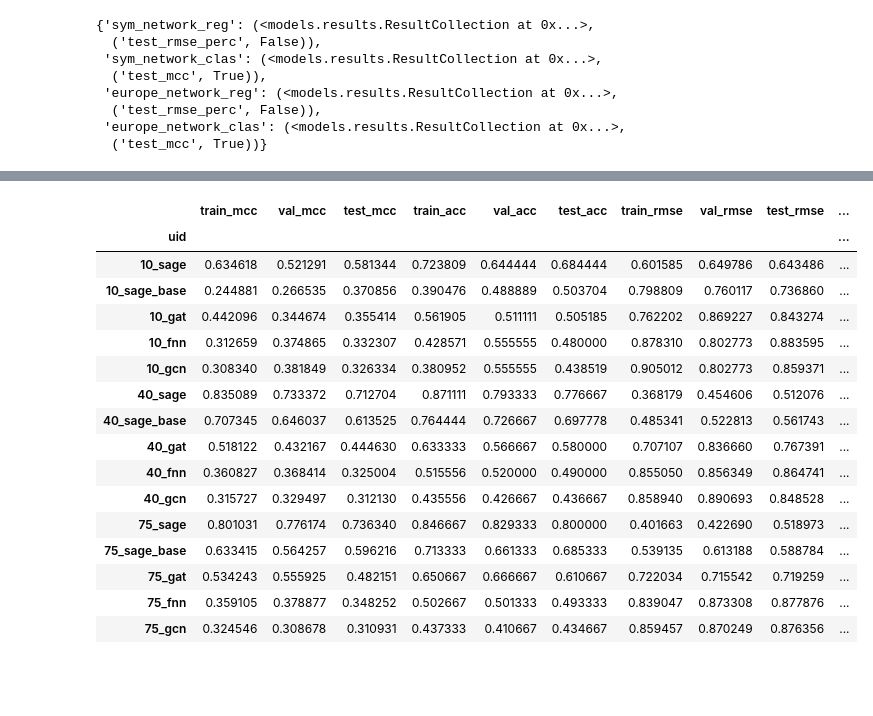
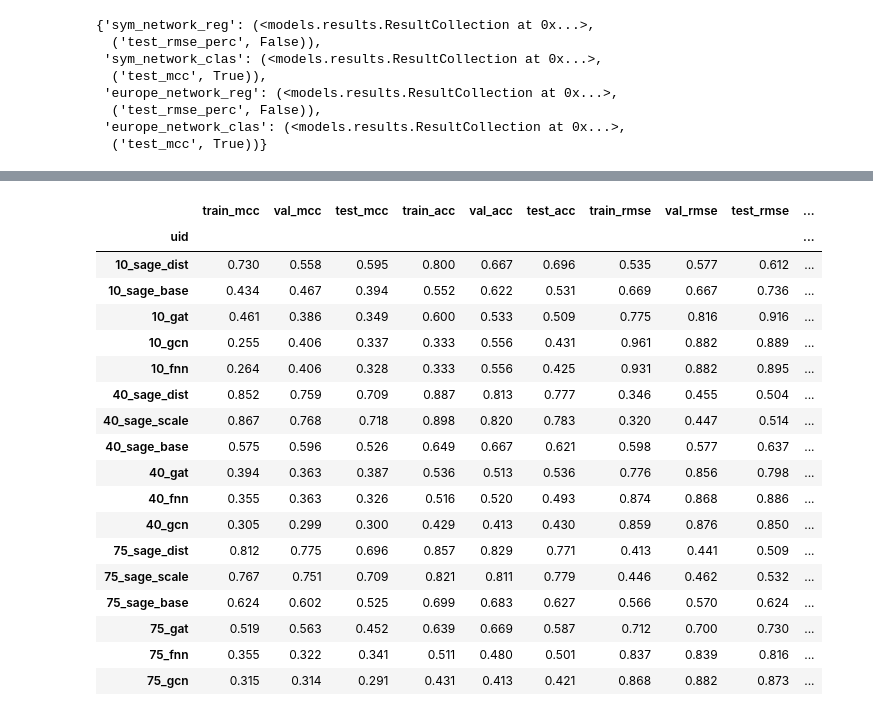
Before and after one commit to vibalcam/gnn-systemic-risk, a Jupyter notebook: notebooks/results.ipynb, the cells around one changed output, grey strips where cells are left out. Cells and saved outputs as stored; diff of their text form; code cells hidden in the pictures; blank space fills up the shorter version.

Commit message:
Run results scale-dist

```diff
--- a/notebooks/results.ipynb
+++ b/notebooks/results.ipynb
@@ -161,20 +149,22 @@ r['sym_network_clas']
 # %%
-r['sym_network_reg']
+r['sym_network_reg'].round(3)
 # %% [output]
 |  | train_mcc | val_mcc | test_mcc | train_acc | val_acc | test_acc | train_rmse | val_rmse | test_rmse | ... |
 | uid |  |  |  |  |  |  |  |  |  | ... |
-| 10_sage | 0.634618 | 0.521291 | 0.581344 | 0.723809 | 0.644444 | 0.684444 | 0.601585 | 0.649786 | 0.643486 | ... |
-| 10_sage_base | 0.244881 | 0.266535 | 0.370856 | 0.390476 | 0.488889 | 0.503704 | 0.798809 | 0.760117 | 0.736860 | ... |
-| 10_gat | 0.442096 | 0.344674 | 0.355414 | 0.561905 | 0.511111 | 0.505185 | 0.762202 | 0.869227 | 0.843274 | ... |
-| 10_fnn | 0.312659 | 0.374865 | 0.332307 | 0.428571 | 0.555555 | 0.480000 | 0.878310 | 0.802773 | 0.883595 | ... |
-| 10_gcn | 0.308340 | 0.381849 | 0.326334 | 0.380952 | 0.555555 | 0.438519 | 0.905012 | 0.802773 | 0.859371 | ... |
-| 40_sage | 0.835089 | 0.733372 | 0.712704 | 0.871111 | 0.793333 | 0.776667 | 0.368179 | 0.454606 | 0.512076 | ... |
-| 40_sage_base | 0.707345 | 0.646037 | 0.613525 | 0.764444 | 0.726667 | 0.697778 | 0.485341 | 0.522813 | 0.561743 | ... |
-| 40_gat | 0.518122 | 0.432167 | 0.444630 | 0.633333 | 0.566667 | 0.580000 | 0.707107 | 0.836660 | 0.767391 | ... |
-| 40_fnn | 0.360827 | 0.368414 | 0.325004 | 0.515556 | 0.520000 | 0.490000 | 0.855050 | 0.856349 | 0.864741 | ... |
-| 40_gcn | 0.315727 | 0.329497 | 0.312130 | 0.435556 | 0.426667 | 0.436667 | 0.858940 | 0.890693 | 0.848528 | ... |
-| 75_sage | 0.801031 | 0.776174 | 0.736340 | 0.846667 | 0.829333 | 0.800000 | 0.401663 | 0.422690 | 0.518973 | ... |
-| 75_sage_base | 0.633415 | 0.564257 | 0.596216 | 0.713333 | 0.661333 | 0.685333 | 0.539135 | 0.613188 | 0.588784 | ... |
-| 75_gat | 0.534243 | 0.555925 | 0.482151 | 0.650667 | 0.666667 | 0.610667 | 0.722034 | 0.715542 | 0.719259 | ... |
-| 75_fnn | 0.359105 | 0.378877 | 0.348252 | 0.502667 | 0.501333 | 0.493333 | 0.839047 | 0.873308 | 0.877876 | ... |
-| 75_gcn | 0.324546 | 0.308678 | 0.310931 | 0.437333 | 0.410667 | 0.434667 | 0.859457 | 0.870249 | 0.876356 | ... |
+| 10_sage_dist | 0.730 | 0.558 | 0.595 | 0.800 | 0.667 | 0.696 | 0.535 | 0.577 | 0.612 | ... |
+| 10_sage_base | 0.434 | 0.467 | 0.394 | 0.552 | 0.622 | 0.531 | 0.669 | 0.667 | 0.736 | ... |
+| 10_gat | 0.461 | 0.386 | 0.349 | 0.600 | 0.533 | 0.509 | 0.775 | 0.816 | 0.916 | ... |
+| 10_gcn | 0.255 | 0.406 | 0.337 | 0.333 | 0.556 | 0.431 | 0.961 | 0.882 | 0.889 | ... |
+| 10_fnn | 0.264 | 0.406 | 0.328 | 0.333 | 0.556 | 0.425 | 0.931 | 0.882 | 0.895 | ... |
+| 40_sage_dist | 0.852 | 0.759 | 0.709 | 0.887 | 0.813 | 0.777 | 0.346 | 0.455 | 0.504 | ... |
+| 40_sage_scale | 0.867 | 0.768 | 0.718 | 0.898 | 0.820 | 0.783 | 0.320 | 0.447 | 0.514 | ... |
+| 40_sage_base | 0.575 | 0.596 | 0.526 | 0.649 | 0.667 | 0.621 | 0.598 | 0.577 | 0.637 | ... |
+| 40_gat | 0.394 | 0.363 | 0.387 | 0.536 | 0.513 | 0.536 | 0.776 | 0.856 | 0.798 | ... |
+| 40_fnn | 0.355 | 0.363 | 0.326 | 0.516 | 0.520 | 0.493 | 0.874 | 0.868 | 0.886 | ... |
+| 40_gcn | 0.305 | 0.299 | 0.300 | 0.429 | 0.413 | 0.430 | 0.859 | 0.876 | 0.850 | ... |
+| 75_sage_dist | 0.812 | 0.775 | 0.696 | 0.857 | 0.829 | 0.771 | 0.413 | 0.441 | 0.509 | ... |
+| 75_sage_scale | 0.767 | 0.751 | 0.709 | 0.821 | 0.811 | 0.779 | 0.446 | 0.462 | 0.532 | ... |
+| 75_sage_base | 0.624 | 0.602 | 0.525 | 0.699 | 0.683 | 0.627 | 0.566 | 0.570 | 0.624 | ... |
+| 75_gat | 0.519 | 0.563 | 0.452 | 0.639 | 0.669 | 0.587 | 0.712 | 0.700 | 0.730 | ... |
+| 75_fnn | 0.355 | 0.322 | 0.341 | 0.511 | 0.480 | 0.501 | 0.837 | 0.839 | 0.816 | ... |
+| 75_gcn | 0.315 | 0.314 | 0.291 | 0.431 | 0.413 | 0.421 | 0.868 | 0.882 | 0.873 | ... |
```
Also changed, not shown: parts of 7 cells of this notebook, 54 other files.
